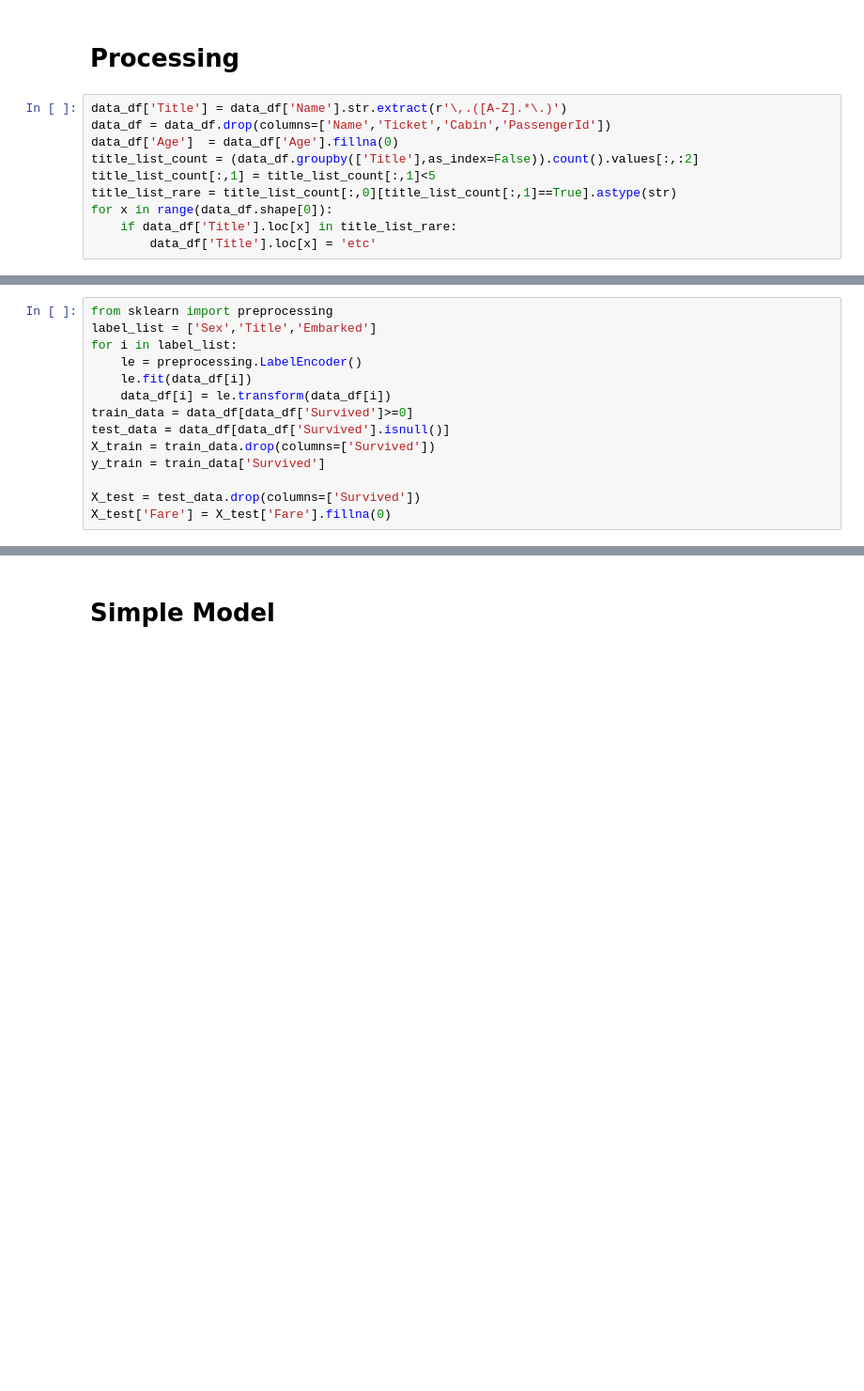
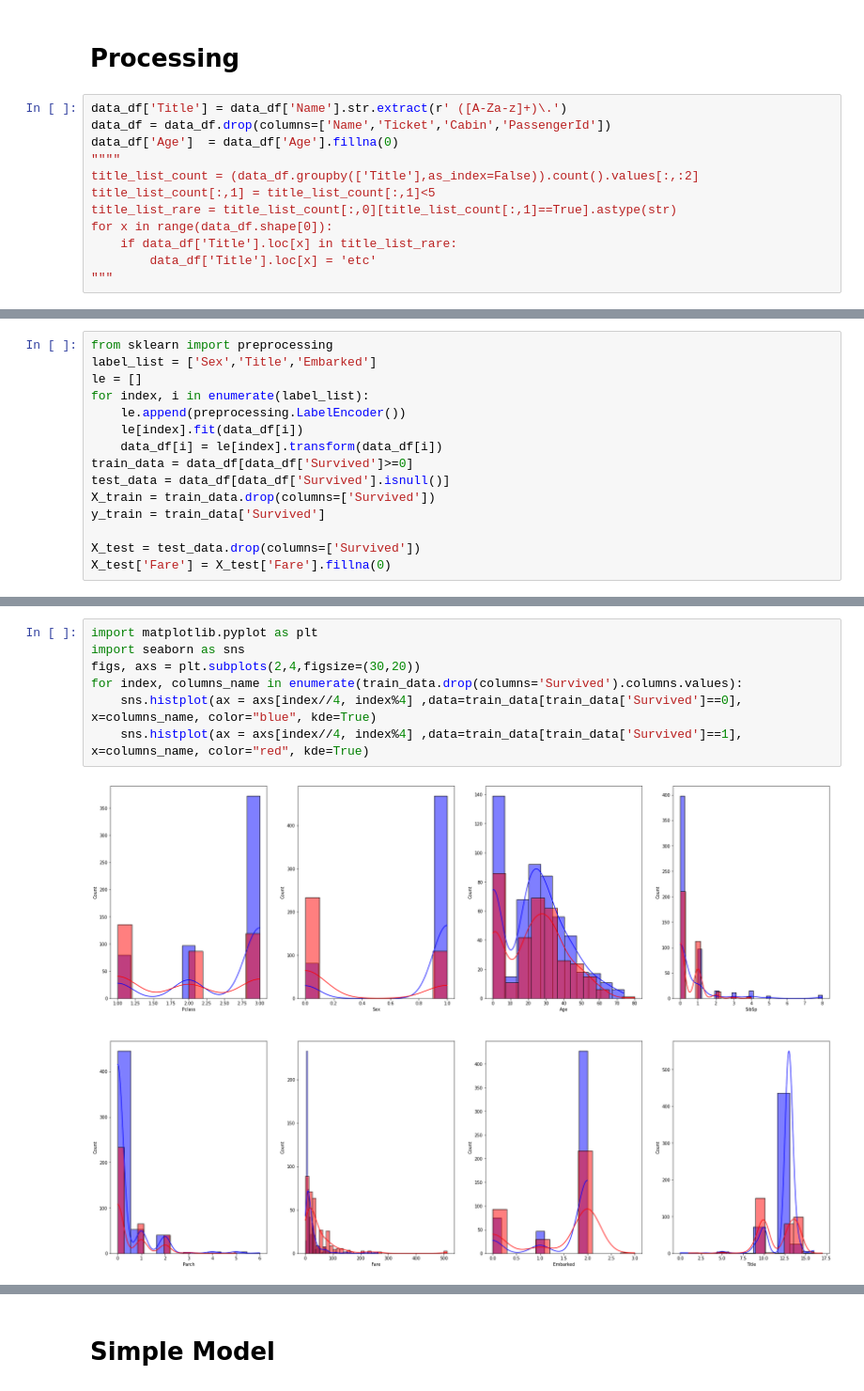
Before and after one commit to ChandraLiuswanto/Kaggle_submission, a Jupyter notebook: Titanic/main.ipynb, the cells around one changed output, grey strips where cells are left out. Shown: that part at 94% size. Drawn from its saved outputs; the diff is of its cells as text; blank space fills up the shorter version.

```diff
--- a/Titanic/main.ipynb
+++ b/Titanic/main.ipynb
@@ -67,12 +74,14 @@ print(train_df[['Age','Survived']].groupby([pd.cut(train_df['Age'],list(range(0,
 # %% [markdown]
 # Processing
 # %%
-data_df['Title'] = data_df['Name'].str.extract(r'\,.([A-Z].*\.)')
+data_df['Title'] = data_df['Name'].str.extract(r' ([A-Za-z]+)\.')
 data_df = data_df.drop(columns=['Name','Ticket','Cabin','PassengerId'])
 data_df['Age']  = data_df['Age'].fillna(0)
+""""
 title_list_count = (data_df.groupby(['Title'],as_index=False)).count().values[:,:2]
 title_list_count[:,1] = title_list_count[:,1]<5
 title_list_rare = title_list_count[:,0][title_list_count[:,1]==True].astype(str)
 for x in range(data_df.shape[0]):
     if data_df['Title'].loc[x] in title_list_rare:
         data_df['Title'].loc[x] = 'etc'
+"""
@@ -79,10 +106,11 @@ for x in range(data_df.shape[0]):
 # %%
 from sklearn import preprocessing
 label_list = ['Sex','Title','Embarked']
-for i in label_list:
-    le = preprocessing.LabelEncoder()
-    le.fit(data_df[i])
-    data_df[i] = le.transform(data_df[i])
+le = []
+for index, i in enumerate(label_list):
+    le.append(preprocessing.LabelEncoder())
+    le[index].fit(data_df[i])
+    data_df[i] = le[index].transform(data_df[i])
 train_data = data_df[data_df['Survived']>=0]
 test_data = data_df[data_df['Survived'].isnull()]
 X_train = train_data.drop(columns=['Survived'])
@@ -92,0 +125,9 @@ X_test['Fare'] = X_test['Fare'].fillna(0)
+# %%
+import matplotlib.pyplot as plt
+import seaborn as sns
+figs, axs = plt.subplots(2,4,figsize=(30,20))
+for index, columns_name in enumerate(train_data.drop(columns='Survived').columns.values):
+    sns.histplot(ax = axs[index//4, index%4] ,data=train_data[train_data['Survived']==0], x=columns_name, color="blue", kde=True)
+    sns.histplot(ax = axs[index//4, index%4] ,data=train_data[train_data['Survived']==1], x=columns_name, color="red", kde=True)
+# %% [output]
+[figure, added]
```
Also changed, not shown: parts of 17 cells of this notebook, 3 other files.
